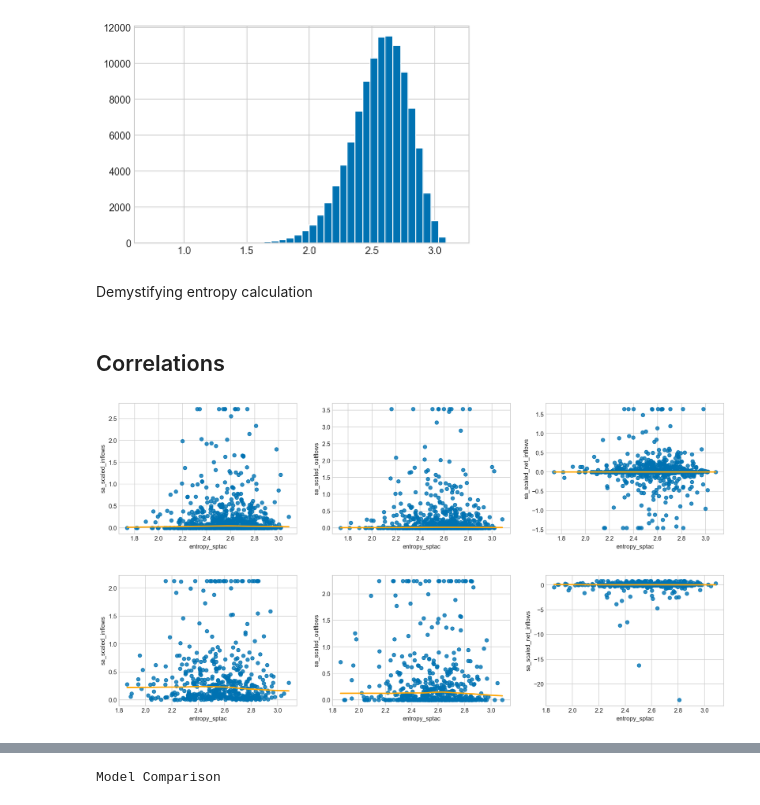
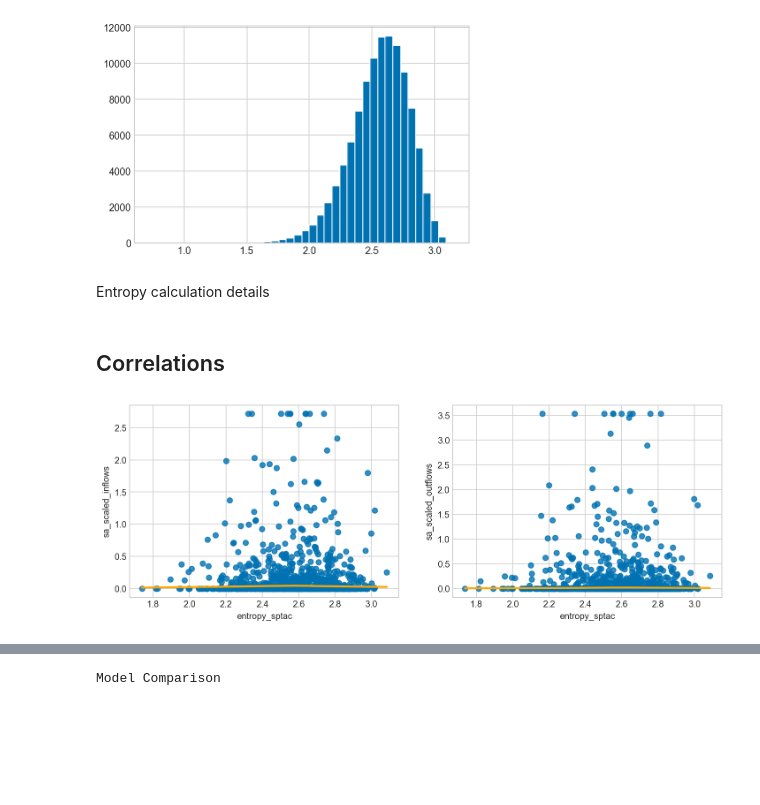
Before and after one commit to fabiangunzinger/entropy, a Jupyter notebook: notebooks/analysis.ipynb, the cells around one changed output, grey strips where cells are left out. Drawn from its saved outputs; the diff is of its cells as text; code cells hidden in the pictures; blank space fills up the shorter version.

```diff
--- a/notebooks/analysis.ipynb
+++ b/notebooks/analysis.ipynb
@@ -142,7 +162,7 @@ df.entropy_sptac.hist(bins=40);
 # %% [output]
 [figure]
 # %% [markdown]
-Demystifying entropy calculation
+Entropy calculation details
 # %%
 def user_month_entropy(df):
     def _calc_entropy(probs):
@@ -158,15 +176,6 @@ def user_month_entropy(df):
 # %% [markdown]
 ## Correlations
 # %%
-ff.regplot(df, "sa_scaled", "entropy", winsorise_kws=dict(pct=1))
+ff.regplot(df, y="sa_scaled_[io]", x="entropy", winsorise_kws=dict(pct=1, how="upper"))
 # %% [output]
-[figure, old version]
+[figure, new version]
-# %%
-ff.regplot(
-    df[df.sa_scaled_inflows.gt(0)],
-    "sa_scaled",
-    "entropy",
-    winsorise_kws=dict(pct=5, how="upper"),
-)
-# %% [output]
-[figure, removed]
```
Also changed, not shown: parts of 35 cells of this notebook, 5 other files.
